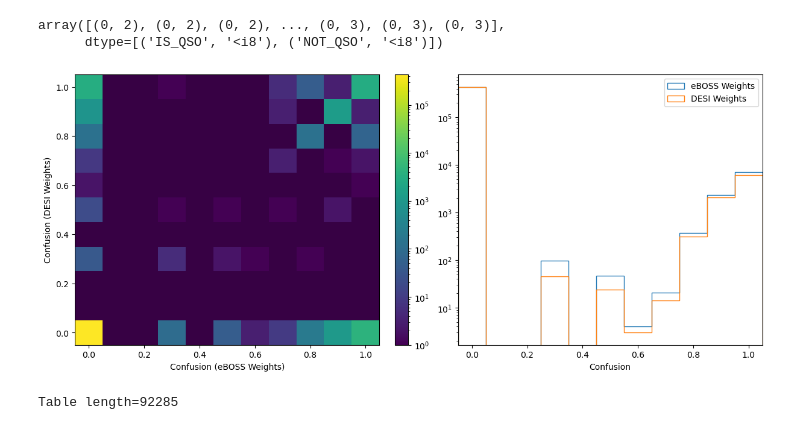
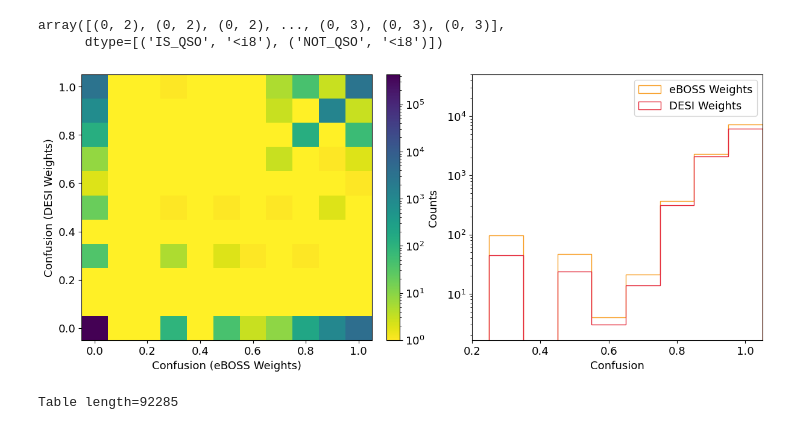
Before and after one commit to dylanagreen/quasarnet_paper_2025, a Jupyter notebook: 07-08-09-results_unlabeled.ipynb, the cells around one changed output. Drawn from its saved outputs; the diff is of its cells as text; code cells hidden in the pictures.

Commit message:
Update color scheme of unlabeled data to match rest of paper.

```diff
--- a/07-08-09-results_unlabeled.ipynb
+++ b/07-08-09-results_unlabeled.ipynb
@@ -9,6 +9,8 @@ import matplotlib.pyplot as plt
 
 from quasarnp.utils import absorber_IGM
 import scipy.integrate as integrate
+
+plt.rcParams.update({'font.size': 13})
 # %%
 c_thresh = 0.95
 n_thresh = 1
@@ -384,27 +386,29 @@ np.asarray(grouped_table_old["IS_QSO", "NOT_QSO"])
 # %% [output]
 array([(0, 2), (0, 2), (0, 2), ..., (0, 3), (0, 3), (0, 3)],
       dtype=[('IS_QSO', '<i8'), ('NOT_QSO', '<i8')])
+# %%
+colors = ["#5790fc", "#964a8b", "#e42536", "#f89c20"]
 # %%
 bins = np.arange(-0.05, 1.1, 0.1)
 fig, ax = plt.subplots(1, 2, figsize=(12, 5), layout="constrained")
 
-h = ax[0].hist2d(H_old, H_new, bins=bins, norm="log", cmin=0)
+cmap = plt.cm.viridis.reversed()
+h = ax[0].hist2d(H_old, H_new, bins=bins, norm="log", cmin=0, cmap=cmap)
 
-fig.colorbar(h[3], ax=ax[0])
-
-cmap = plt.cm.viridis
+cbar = fig.colorbar(h[3], ax=ax[0])
+cbar.ax.set_ylabel("Counts")
 
 ax[0].set_xlabel("Confusion (eBOSS Weights)")
 ax[0].set_ylabel("Confusion (DESI Weights)")
-ax[0].set_facecolor(np.array([55, 1, 68]) / 255)
+ax[0].set_facecolor(np.array([255, 240, 38]) / 255)
 
-n_old, *_ = ax[1].hist(H_old, bins=bins, histtype="step", label="eBOSS Weights")
-n_new, *_ = ax[1].hist(H_new, bins=bins, histtype="step", label="DESI Weights")
-ax[1].set(yscale="log", xlabel="Confusion", xlim=(bins[0], bins[-1]))
+n_old, *_ = ax[1].hist(H_old, bins=bins, histtype="step", label="eBOSS Weights", ec=colors[3])
+n_new, *_ = ax[1].hist(H_new, bins=bins, histtype="step", label="DESI Weights", ec=colors[2])
+ax[1].set(yscale="log", xlabel="Confusion", xlim=(0.2, bins[-1]), ylim=(ax[1].get_ylim()[0], 5e4))
 ax[1].legend()
 plt.savefig("plots/confusion.pdf", bbox_inches="tight")
 # %% [output]
-[figure, old version]
+[figure, new version]
 # %%
 mult_tids_joined, c_j = np.unique(j[j["IS_QSO_NEW"]]["TARGETID"], return_counts=True)
 mult_exps_joined = mult_tids_joined[c_j > 1]
```
Also changed, not shown: parts of 5 cells of this notebook.
